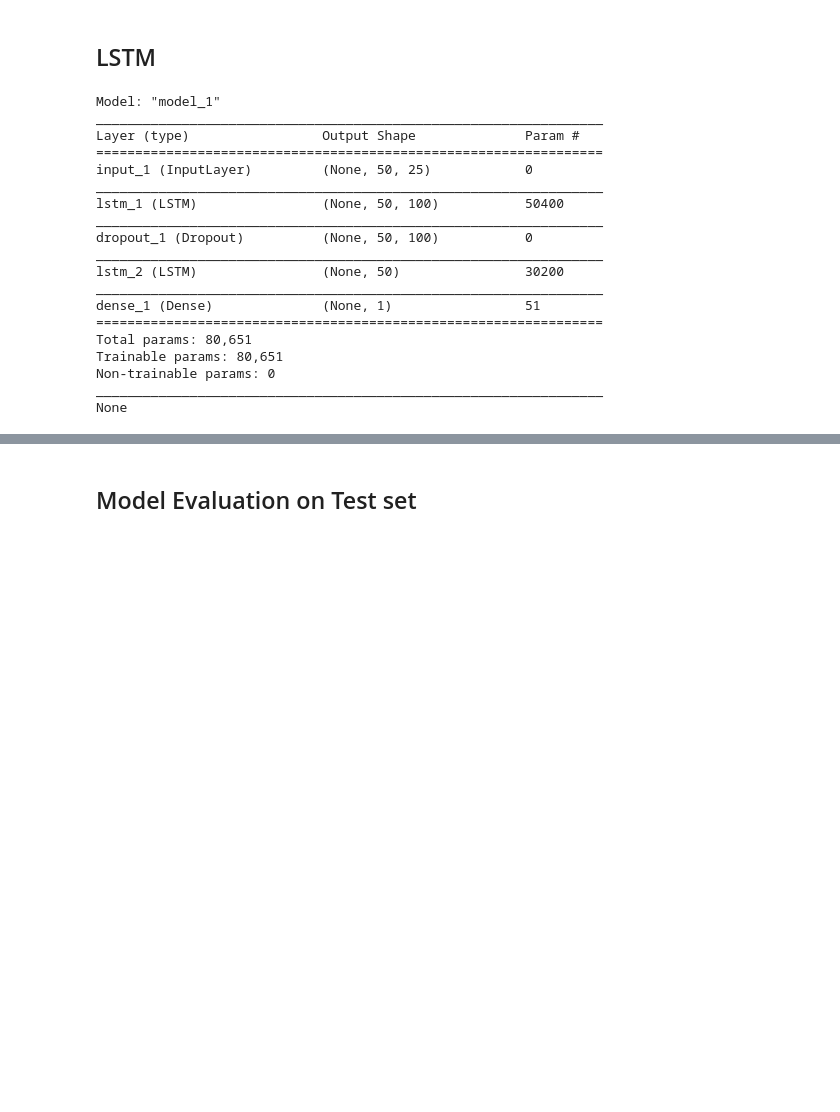
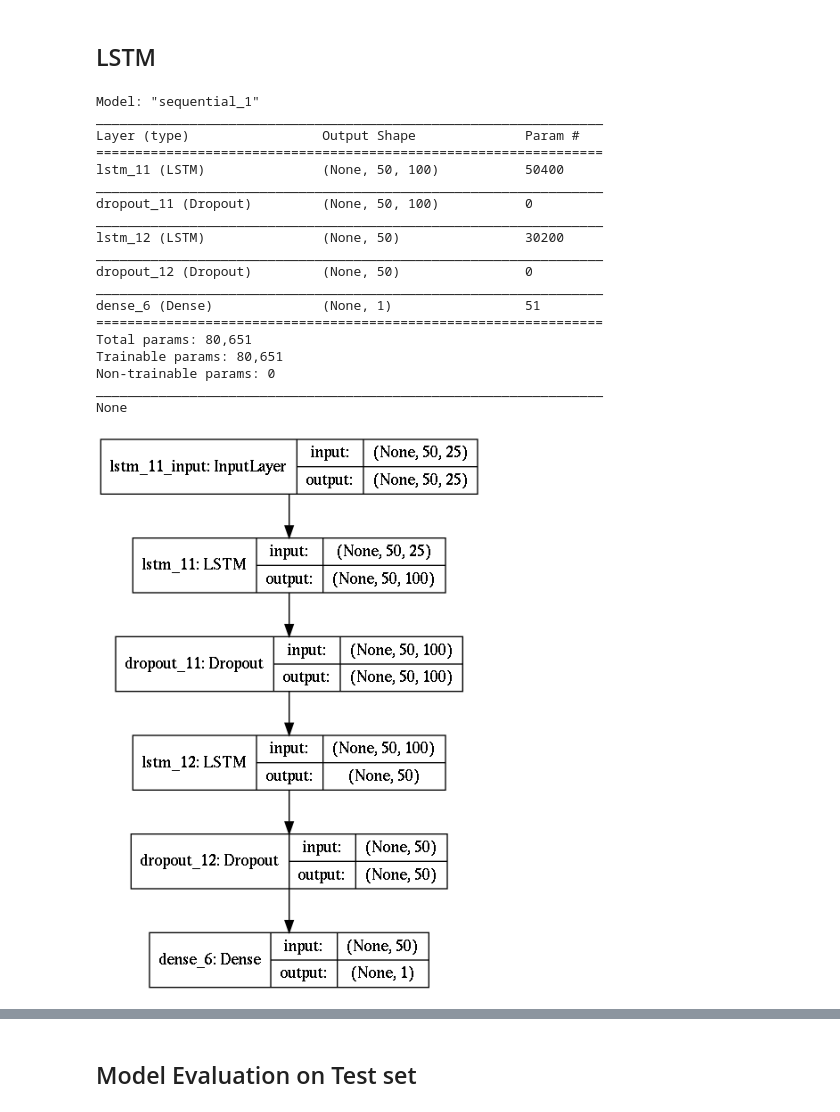
Before and after one commit to hperezblasco/mbit-tfm, a Jupyter notebook: src/notebook/Predictive_Maintenance_using_LSTM.ipynb, the cells around one changed output, grey strips where cells are left out. Drawn from its saved outputs; the diff is of its cells as text; code cells hidden in the pictures; blank space fills up the shorter version.

```diff
--- a/src/notebook/Predictive_Maintenance_using_LSTM.ipynb
+++ b/src/notebook/Predictive_Maintenance_using_LSTM.ipynb
@@ -230,60 +234,64 @@ nb_out = label_array.shape[1]
 
 ###############################
 ## Original sequential model ##
 ###############################
 
-# model = Sequential()
+model = Sequential()
 
-# model.add(LSTM(
-#          input_shape=(sequence_length, nb_features),
-#          units=100,
-#          return_sequences=True))
-# model.add(Dropout(0.2))
+model.add(LSTM(
+         input_shape=(sequence_length, nb_features),
+         units=100,
+         return_sequences=True))
+model.add(Dropout(0.2))
 
-# model.add(LSTM(
-#           units=50,
-#           return_sequences=False))
-# model.add(Dropout(0.2))
+model.add(LSTM(
+          units=50,
+          return_sequences=False))
+model.add(Dropout(0.2))
 
-# model.add(Dense(units=nb_out, activation='sigmoid'))
-# model.compile(loss='binary_crossentropy', optimizer='adam', metrics=['accuracy'])
+model.add(Dense(units=nb_out, activation='sigmoid'))
+model.compile(loss='binary_crossentropy', optimizer='adam', metrics=['accuracy'])
 
 ######################
 ## Functional model ##
 ######################
-x = Input(shape=(sequence_length, nb_features))
+#x = Input(shape=(sequence_length, nb_features))
 
-lstm1 = LSTM(units=100, return_sequences=True)(x)
-dropout1 = Dropout(0.2)(lstm1)
-lstm2 = LSTM(units=50, return_sequences=False)(dropout1)
-dropout2 = Dropout(0.2)(lstm2)
-dense = Dense(units=nb_out, activation='sigmoid')(lstm2)
+#lstm1 = LSTM(units=100, return_sequences=True)(x)
+#dropout1 = Dropout(0.2)(lstm1)
+#lstm2 = LSTM(units=50, return_sequences=False)(dropout1)
+#dropout2 = Dropout(0.2)(lstm2)
+#dense = Dense(units=nb_out, activation='sigmoid')(dropout2)
 
-model = Model(input=[x], output=[dense])
-model2 = Model(input=[x], output=[lstm2])
-model.compile(loss='binary_crossentropy', optimizer='adam', metrics=['accuracy'])
+#model = Model(input=[x], output=[dense])
+#model2 = Model(input=[x], output=[lstm2])
+#model.compile(loss='binary_crossentropy', optimizer='adam', metrics=['accuracy'])
 
 print(model.summary())
+
+from keras.utils import plot_model
+plot_model(model, show_shapes=True, to_file='lstm-binary.png')
 # %% [output]
-Model: "model_1"
+Model: "sequential_1"
 _________________________________________________________________
 Layer (type)                 Output Shape              Param #
 =================================================================
-input_1 (InputLayer)         (None, 50, 25)            0
+lstm_11 (LSTM)               (None, 50, 100)           50400
 _________________________________________________________________
-lstm_1 (LSTM)                (None, 50, 100)           50400
+dropout_11 (Dropout)         (None, 50, 100)           0
 _________________________________________________________________
-dropout_1 (Dropout)          (None, 50, 100)           0
+lstm_12 (LSTM)               (None, 50)                30200
 _________________________________________________________________
-lstm_2 (LSTM)                (None, 50)                30200
+dropout_12 (Dropout)         (None, 50)                0
 _________________________________________________________________
-dense_1 (Dense)              (None, 1)                 51
+dense_6 (Dense)              (None, 1)                 51
 =================================================================
 Total params: 80,651
 Trainable params: 80,651
 Non-trainable params: 0
 _________________________________________________________________
 None
+[figure, added]
 # %%
 # fit the network
 history = model.fit(seq_array, label_array, epochs=100, batch_size=200, validation_split=0.05, verbose=2,
```
Also changed, not shown: parts of 15 cells of this notebook, 39 other files.
